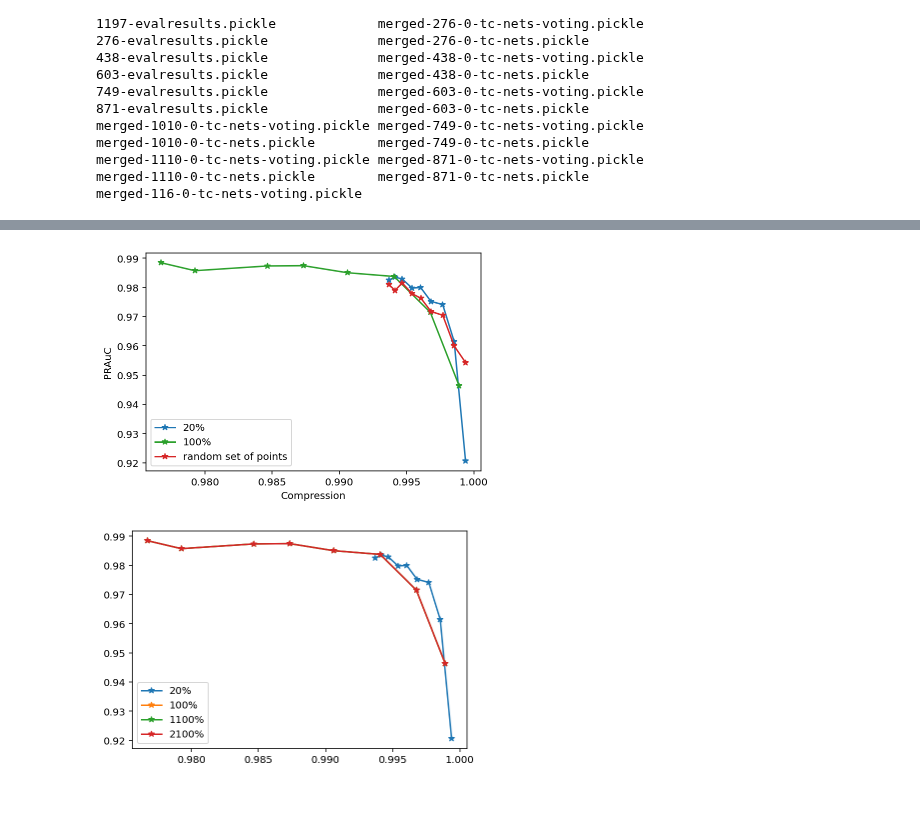
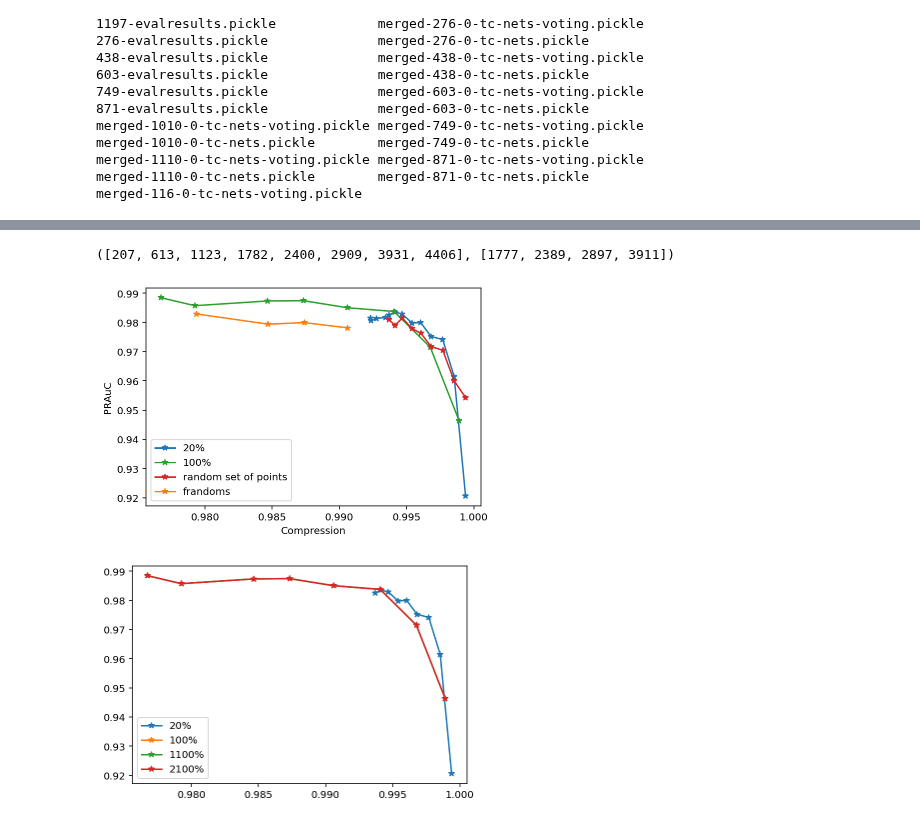
Before and after one commit to jrybicki-jsc/smms, a Jupyter notebook: graphla/cleans.ipynb, the cells around one changed output, grey strips where cells are left out. Cells and saved outputs as stored; diff of their text form; code cells hidden in the pictures.

Commit message:
more fullrandoms, and even smaller epsilon for suparts

```diff
--- a/graphla/cleans.ipynb
+++ b/graphla/cleans.ipynb
@@ -214,6 +214,12 @@ merged-1110-0-tc-nets.pickle        merged-871-0-tc-nets.pickle
 merged-116-0-tc-nets-voting.pickle
 # %%
 randomsubs_dir = '../res/newclusterres/cleans/random-subs/'
+randomfull_dir = '../res/newclusterres/cleans/fullran/'
+
 rands_nets, rands_sizes = get_nets(directory=randomsubs_dir, convert=False)
 rands_perf = get_perf(directory=randomsubs_dir, gammas=rands_nets.keys())
 rands_aucs = get_aucs(nets=rands_nets, perfs=rands_perf) #{len(rand_nets[gamma]): auc(r1, p1) for gamma, [p1, r1] in sorted(rand_perf.items())}
+
+frand_nets, frand_sizes = get_nets(directory=randomfull_dir, convert=False)
+frand_perf = get_perf(directory=randomfull_dir, gammas=frand_nets.keys())
+frand_aucs = get_aucs(nets=frand_nets, perfs=frand_perf)
@@ -220,17 +239,22 @@ rands_aucs = get_aucs(nets=rands_nets, perfs=rands_perf) #{len(rand_nets[gamma])
+# %%
+sorted(streamed_sizes), sorted(frand_sizes)
+# %% [output]
+([207, 613, 1123, 1782, 2400, 2909, 3931, 4406], [1777, 2389, 2897, 3911])
 # %%
 plt.plot(all_parts[2].keys(), all_parts[2].values(),'-*', label='20%')
 plt.plot(streamed_aucs.keys(), streamed_aucs.values(),'-*', label='100%',c='#2ca02c')
-
 plt.plot(rands_aucs.keys(), rands_aucs.values(), '-*', label='random set of points',c='#d62728')
+plt.plot(frand_aucs.keys(), frand_aucs.values(), '-*', label='frandoms')
 #plt.plot(rand_aucs.keys(), rand_aucs.values(), '-*', label='randoms')
 
 
 plt.xlabel('Compression')
+#plt.xlim([0.990, 1.000])
 plt.ylabel('PRAuC')
 plt.legend();
 plt.savefig('../fig/randoms.svg', format='svg', bbox_inches = 'tight', dpi=1000);
 # %% [output]
-[figure, old version]
+[figure, new version]
 # %%
 ## more on 20%
 perc_dir = f"../res/newclusterres/cleans/subparts/2/"
```
Also changed, not shown: parts of 12 cells of this notebook.
